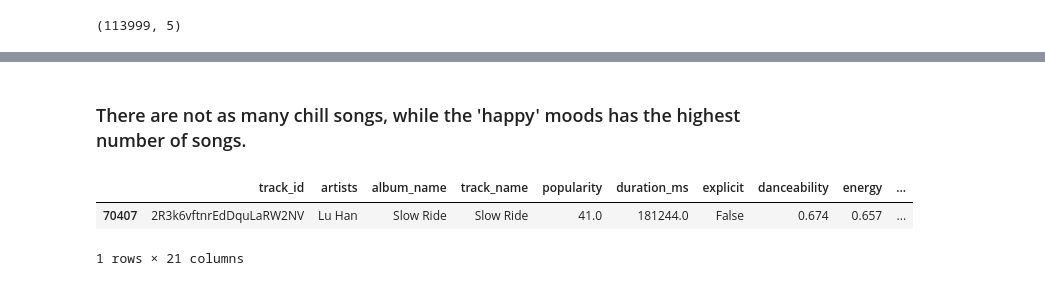
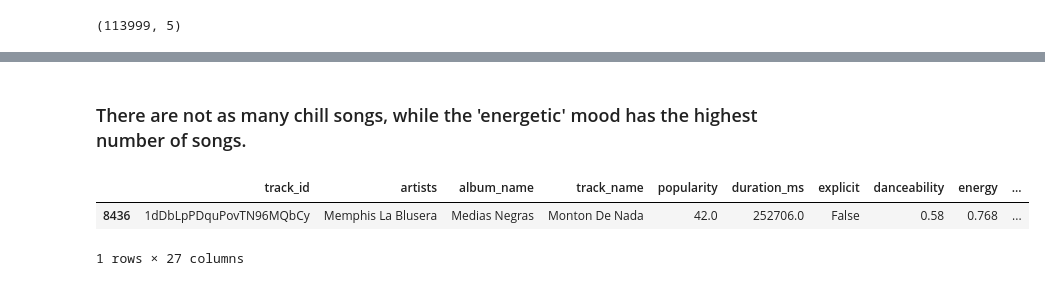
Before and after one commit to sahilalamgir/playlist-generator, a Jupyter notebook: main.ipynb, the cells around one changed output, grey strips where cells are left out. Cells and saved outputs as stored; diff of their text form; code cells hidden in the pictures.

```diff
--- a/main.ipynb
+++ b/main.ipynb
@@ -245,0 +254,3 @@ clusters.head()
+# %%
+distances = pd.DataFrame(distances, columns=["dist_0", "dist_1", "dist_2", "dist_3", "dist_4", "dist_5"])
+distances.head()
@@ -246,5 +264,5 @@ clusters.head()
 # %%
-df = pd.concat([df, clusters], axis=1)
+df = pd.concat([df, distances, clusters], axis=1)
 df.head()
 # %% [output]
 |  | track_id | artists | album_name | track_name | popularity | duration_ms | explicit | danceability | energy | ... |
@@ -343,15 +427,11 @@ df[df["cluster"] == 3].head(10)
+# %%
+top_song_ids = ["71cWHhV018hztNkCC45Ayo", "1MDEvpaFk2Ins7N8hGfFlA", "31V1pKLbxnZy2F98VptLvd", "2E3y6X63fbZCYJGELwRAWQ", "3ylvFvzinMnNUYbFc5uQZL", "2itYAgeIb3S62D9qJvgZbx"]
+moods = ["sad", "energetic", "chill", "nostalgic", "romantic", "intense"]
+cluster_mood_dict = {}
+for i in range(6):
+    cluster_mood_dict[df[df["track_id"] == top_song_ids[i]]["cluster"].iloc[0]] = moods[i]
 # %%
-def cluster_to_mood(cluster):
-    if cluster == 0:
-        return "happy"
-    elif cluster == 1:
-        return "sad"
-    elif cluster == 2:
-        return "chill"
-    else:
-        return "romantic"
-
-df["mood"] = df["cluster"].apply(cluster_to_mood)
+df["mood"] = df["cluster"].apply(lambda cluster: cluster_mood_dict[cluster])
 df.drop("cluster", axis=1, inplace=True)
 df.head()
 # %% [output]
@@ -427,13 +475,13 @@ chill       17396
 Name: count, dtype: int64
 # %% [markdown]
-### There are not as many chill songs, while the 'happy' moods has the highest number of songs.
+### There are not as many chill songs, while the 'energetic' mood has the highest number of songs.
 # %%
 def random_song(mood):
     return df[df["mood"] == mood].sample(1)
 
-mood = input("What mood do you feel right now? (happy, sad, romantic, chill): ")
+mood = input("What mood do you feel right now? (energetic, sad, nostalgic, romantic, chill, intense): ")
 pd.DataFrame(random_song(mood))
 # %% [output]
 |  | track_id | artists | album_name | track_name | popularity | duration_ms | explicit | danceability | energy | ... |
-| 70407 | 2R3k6vftnrEdDquLaRW2NV | Lu Han | Slow Ride | Slow Ride | 41.0 | 181244.0 | False | 0.674 | 0.657 | ... |
+| 8436 | 1dDbLpPDquPovTN96MQbCy | Memphis La Blusera | Medias Negras | Monton De Nada | 42.0 | 252706.0 | False | 0.58 | 0.768 | ... |
-1 rows × 21 columns
+1 rows × 27 columns
```
Also changed, not shown: parts of 39 cells of this notebook, 2 other files.
